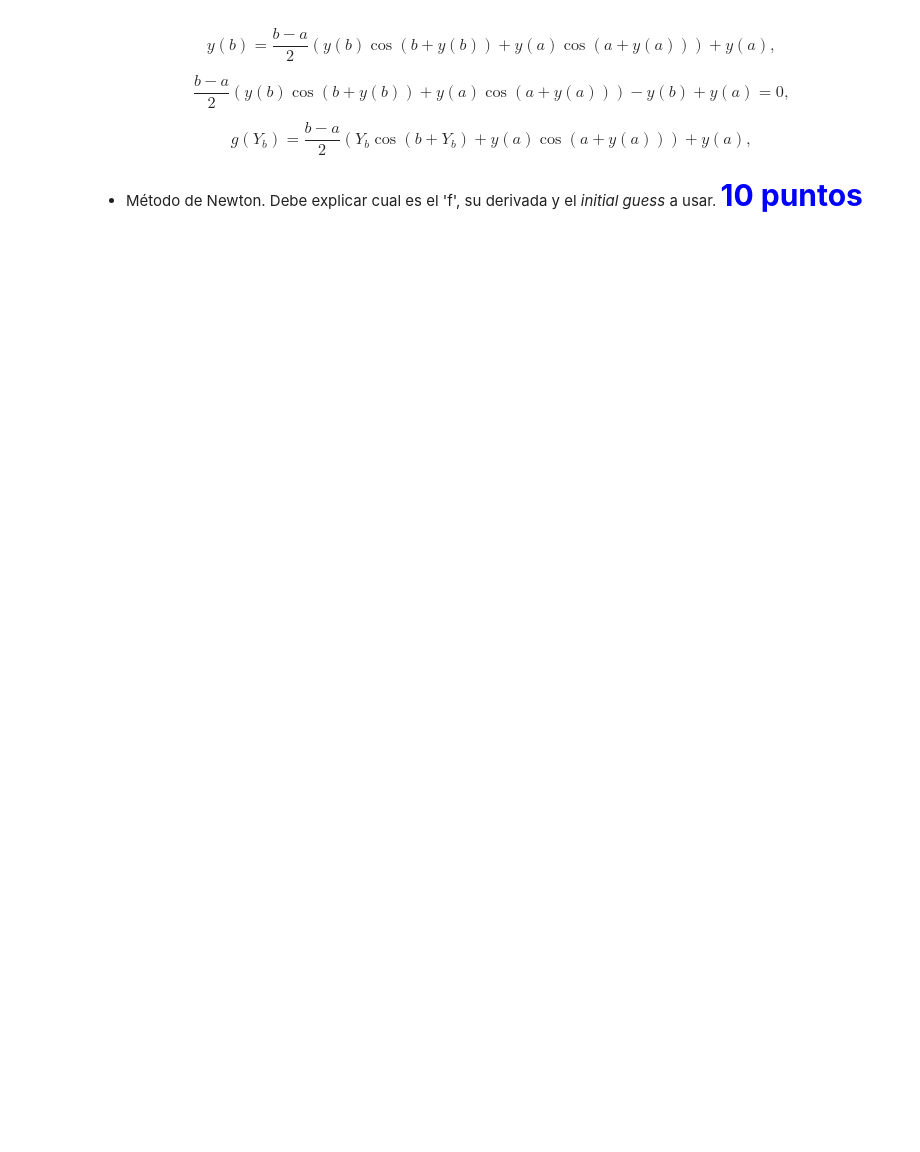
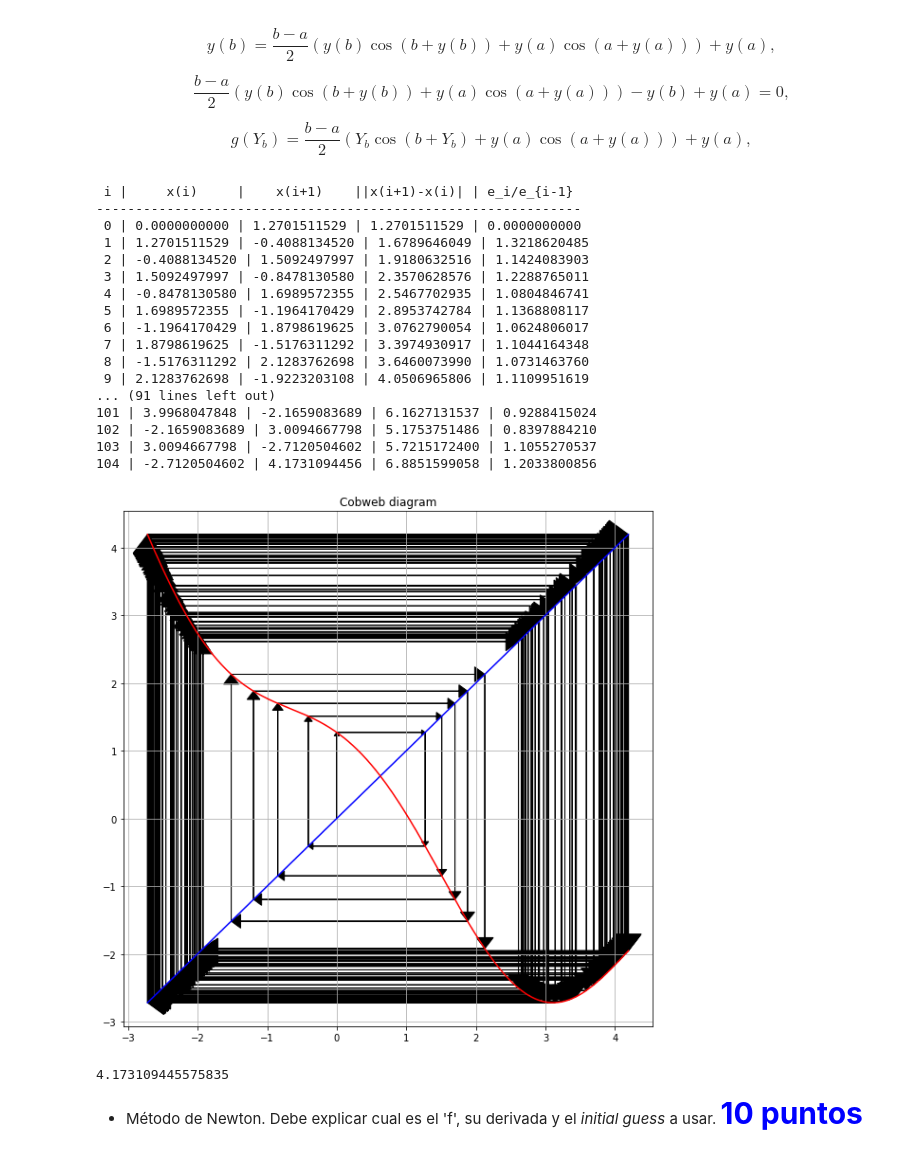
Before and after one commit to Sebaatd/Tarea1CC, a Jupyter notebook: Tarea1.ipynb, the cells around one changed output. Saved outputs shown, nothing was run; the diff lists cells and outputs as text; code cells hidden in the pictures; blank space fills up the shorter version.

```diff
--- a/Tarea1.ipynb
+++ b/Tarea1.ipynb
@@ -216,6 +199,69 @@ Luego, el _initial guess_ será:
 \begin{equation*}
   g(Y_{b}) = \dfrac{b-a}{2}\left(Y_{b}\cos{(b+Y_{b})}+y(a)\cos{(a+y(a))}\right) + y(a),
 \end{equation*}
+# %%
+def cobweb(x,g=None):
+    min_x = np.amin(x)
+    max_x = np.amax(x)
+
+    plt.figure(figsize=(10,10))
+    ax = plt.axes()
+    plt.plot(np.array([min_x,max_x]),np.array([min_x,max_x]),'b-')
+    for i in np.arange(x.size-1):
+        delta_x = x[i+1]-x[i]
+        head_length =  np.abs(delta_x)*0.04
+        arrow_length = delta_x-np.sign(delta_x)*head_length
+        ax.arrow(x[i], x[i], 0, arrow_length, head_width=1.5*head_length, head_length=head_length, fc='k', ec='k')
+        ax.arrow(x[i], x[i+1], arrow_length, 0, head_width=1.5*head_length, head_length=head_length, fc='k', ec='k')
+
+    if g!=None:
+        y = np.linspace(min_x,max_x,1000)
+        plt.plot(y,g(y),'r')
+
+    plt.title('Cobweb diagram')
+    plt.grid(True)
+    plt.show()
+# %%
+def fpi(g, x0, k, flag_cobweb=False):
+    x = np.empty(k+1)
+    x[0] = x0
+    error_i = np.inf
+
+    print(' i |     x(i)     |    x(i+1)    ||x(i+1)-x(i)| | e_i/e_{i-1}')
+    print('--------------------------------------------------------------')
+
+    for i in range(k):
+        x[i+1] = g(x[i])
+        error_iminus1 = error_i
+        error_i = abs(x[i+1]-x[i])
+        print('%2d | %.10f | %.10f | %.10f | %.10f' %
+              (i,x[i],x[i+1],error_i,error_i/error_iminus1))
+    if flag_cobweb:
+        cobweb(x,g)
+    return x[-1]
+# %%
+g = lambda x: (100/(2*100)) * (x*np.cos(100/100 + x) + np.cos(1)) -x + 1
+fpi(g, 0, 105, True)
+# %% [output]
+ i |     x(i)     |    x(i+1)    ||x(i+1)-x(i)| | e_i/e_{i-1}
+--------------------------------------------------------------
+ 0 | 0.0000000000 | 1.2701511529 | 1.2701511529 | 0.0000000000
+ 1 | 1.2701511529 | -0.4088134520 | 1.6789646049 | 1.3218620485
+ 2 | -0.4088134520 | 1.5092497997 | 1.9180632516 | 1.1424083903
+ 3 | 1.5092497997 | -0.8478130580 | 2.3570628576 | 1.2288765011
+ 4 | -0.8478130580 | 1.6989572355 | 2.5467702935 | 1.0804846741
+ 5 | 1.6989572355 | -1.1964170429 | 2.8953742784 | 1.1368808117
+ 6 | -1.1964170429 | 1.8798619625 | 3.0762790054 | 1.0624806017
+ 7 | 1.8798619625 | -1.5176311292 | 3.3974930917 | 1.1044164348
+ 8 | -1.5176311292 | 2.1283762698 | 3.6460073990 | 1.0731463760
+ 9 | 2.1283762698 | -1.9223203108 | 4.0506965806 | 1.1109951619
+... (91 lines left out)
+101 | 3.9968047848 | -2.1659083689 | 6.1627131537 | 0.9288415024
+102 | -2.1659083689 | 3.0094667798 | 5.1753751486 | 0.8397884210
+103 | 3.0094667798 | -2.7120504602 | 5.7215172400 | 1.1055270537
+104 | -2.7120504602 | 4.1731094456 | 6.8851599058 | 1.2033800856
+[figure, added]
+4.173109445575835
 # %% [markdown]
 - Método de Newton. Debe explicar cual es el 'f', su derivada y el _initial guess_ a usar. <span style="color:blue; font-size: 2em"> **10 puntos**</span>
 # %%
```
Also changed, not shown: parts of 10 cells of this notebook, 1 other file.
